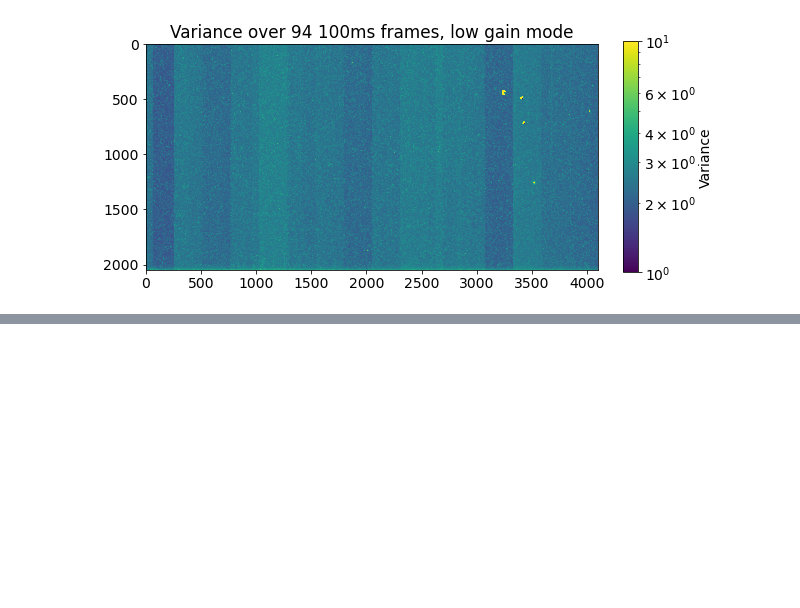
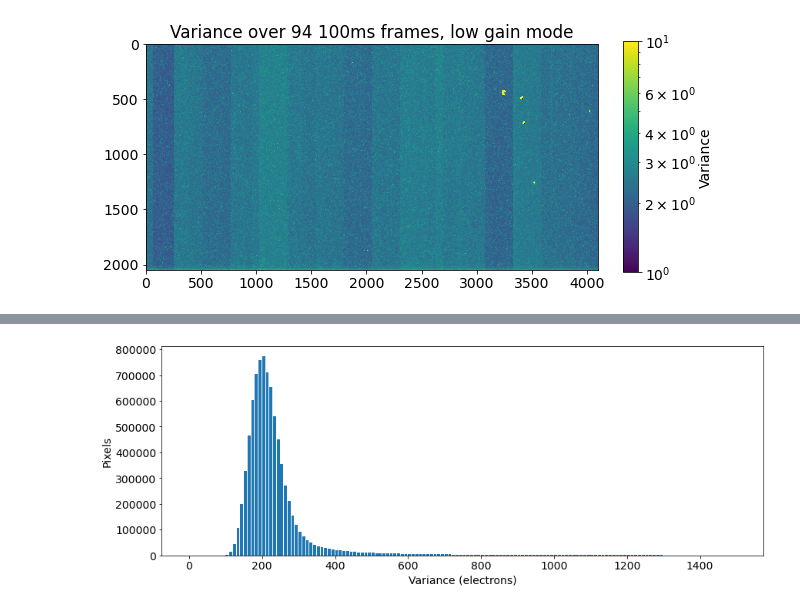
Before and after one commit to uvex-mission/cmost-analysis, a Jupyter notebook: notebooks/20210225_NoiseMap_LowGain.ipynb, the cells around one changed output, grey strips where cells are left out. Cells and saved outputs as stored; diff of their text form; code cells hidden in the pictures; blank space fills up the shorter version.

```diff
--- a/notebooks/20210225_NoiseMap_LowGain.ipynb
+++ b/notebooks/20210225_NoiseMap_LowGain.ipynb
@@ -55,0 +69,15 @@ plt.show()
+# %%
+# Histogram of pixel values, excluding outliers from artifacts
+hist, bin_edges = np.histogram(var_map_e, bins=150, range=(0,1500))
+# %%
+# Histogram of pixel values
+# High-variance tail comes from rows > 2000
+plt.figure(figsize=[14,5])
+plt.bar(bin_edges[:-1],hist,width=0.8*(bin_edges[1]-bin_edges[0]),align="edge")
+plt.xlabel('Variance (electrons)')
+plt.ylabel('Pixels')
+plt.savefig('plots/20210225_var_e_lowgain_histogram.pdf')
+plt.show()
+plt.close()
+# %% [output]
+[figure, added]
```
Also changed, not shown: parts of 2 cells of this notebook, 1 other file.
